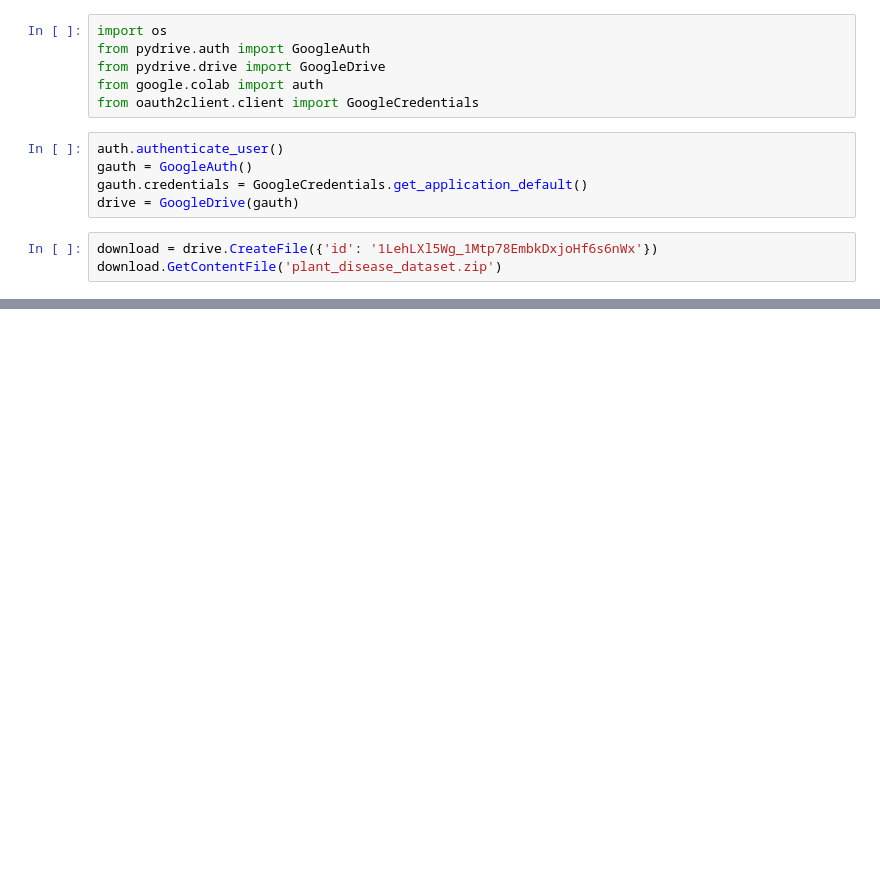
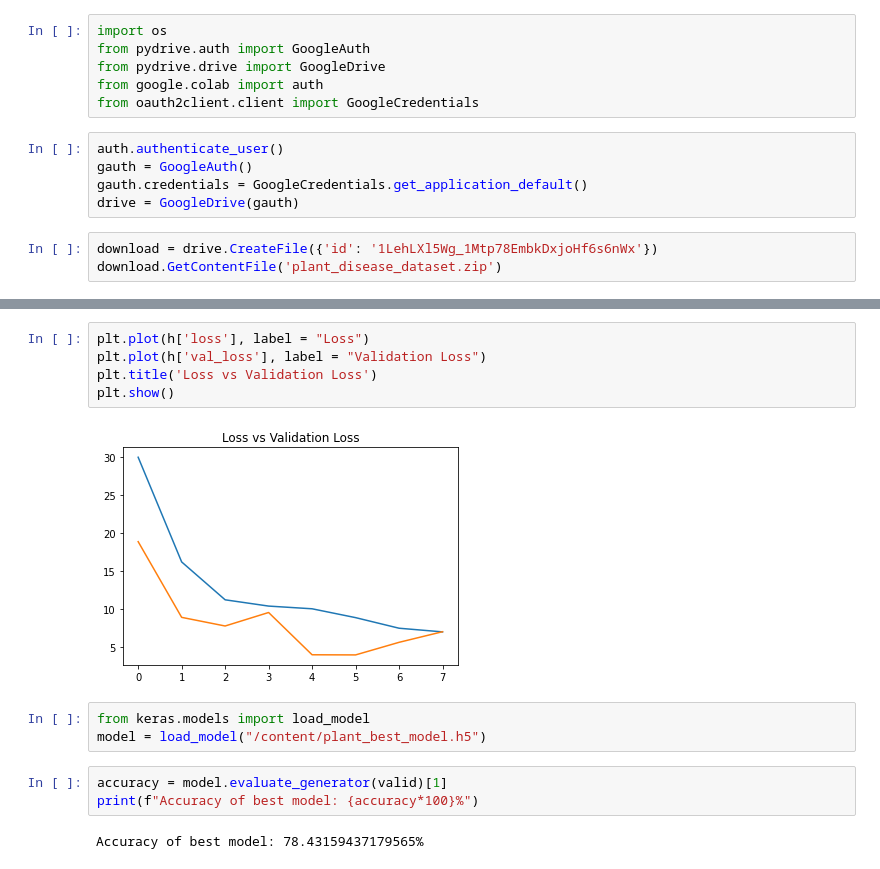
Before and after one commit to Roshni-Bala/Crop-Disease-Detection-NIC_AP, a Jupyter notebook: plant_diseases_identification.ipynb, the cells around one changed output, grey strips where cells are left out. Saved outputs shown, nothing was run; the diff lists cells and outputs as text; blank space fills up the shorter version.

```diff
--- a/plant_diseases_identification.ipynb
+++ b/plant_diseases_identification.ipynb
@@ -54,0 +249,15 @@ Streaming output truncated to the last 5000 lines.
+# %%
+plt.plot(h['loss'], label = "Loss")
+plt.plot(h['val_loss'], label = "Validation Loss")
+plt.title('Loss vs Validation Loss')
+plt.show()
+# %% [output]
+[figure, added]
+# %%
+from keras.models import load_model
+model = load_model("/content/plant_best_model.h5")
+# %%
+accuracy = model.evaluate_generator(valid)[1]
+print(f"Accuracy of best model: {accuracy*100}%")
+# %% [output]
+Accuracy of best model: 78.43159437179565%
```
Also changed, not shown: parts of 31 cells of this notebook.
